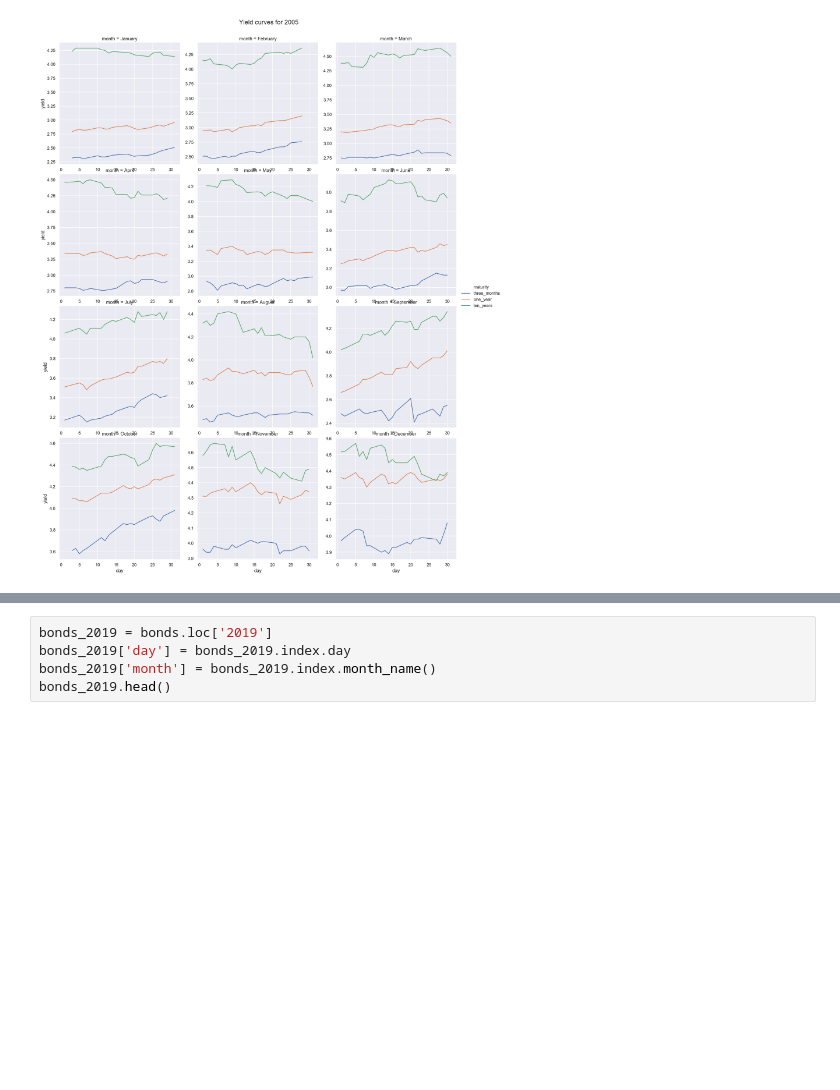
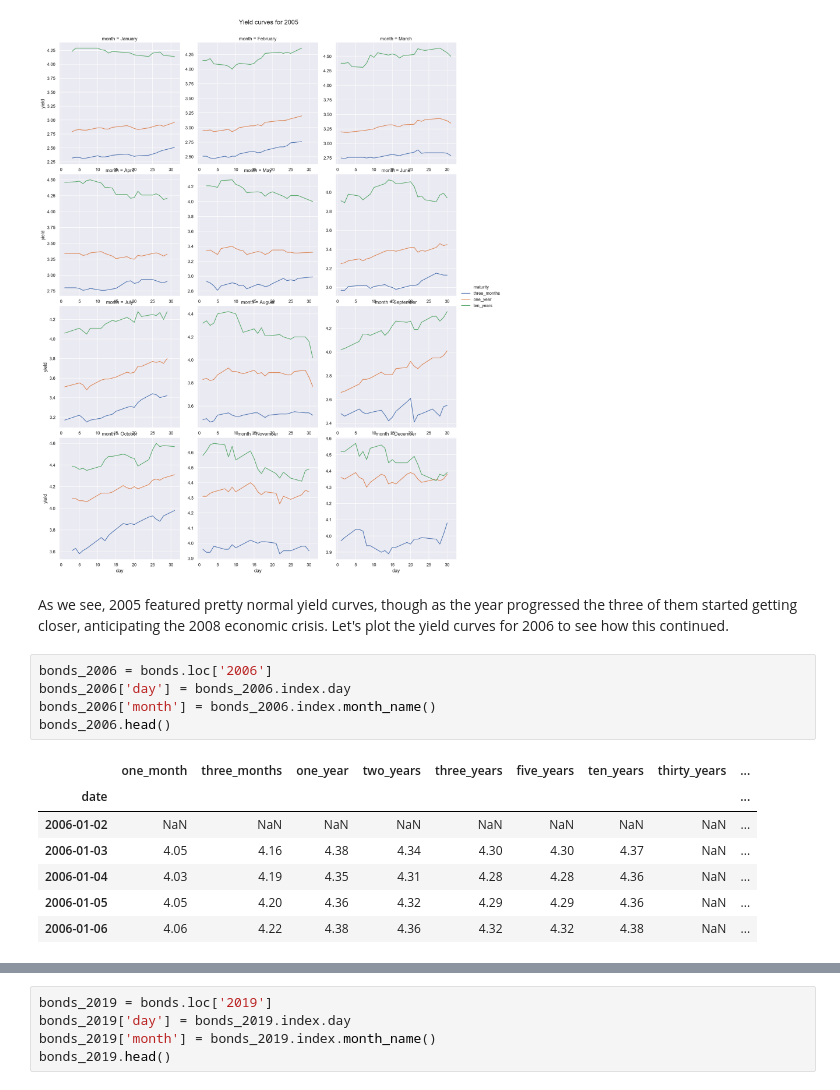
Before and after one commit to lambdaclass/finance_playground, a Jupyter notebook: notebooks/bonds/0.1-exploratory-analysis.ipynb, the cells around one changed output, grey strips where cells are left out. Drawn from its saved outputs; the diff is of its cells as text; blank space fills up the shorter version.

```diff
--- a/notebooks/bonds/0.1-exploratory-analysis.ipynb
+++ b/notebooks/bonds/0.1-exploratory-analysis.ipynb
@@ -139,3 +139,18 @@ for ax in g.axes.flatten():
 g.fig.subplots_adjust(top=.94);
 # %% [output]
 [figure]
+# %% [markdown]
+As we see, 2005 featured pretty normal yield curves, though as the year progressed the three of them started getting closer, anticipating the 2008 economic crisis. Let's plot the yield curves for 2006 to see how this continued.
+# %%
+bonds_2006 = bonds.loc['2006']
+bonds_2006['day'] = bonds_2006.index.day
+bonds_2006['month'] = bonds_2006.index.month_name()
+bonds_2006.head()
+# %% [output]
+|  | one_month | three_months | one_year | two_years | three_years | five_years | ten_years | thirty_years | ... |
+| date |  |  |  |  |  |  |  |  | ... |
+| 2006-01-02 | NaN | NaN | NaN | NaN | NaN | NaN | NaN | NaN | ... |
+| 2006-01-03 | 4.05 | 4.16 | 4.38 | 4.34 | 4.30 | 4.30 | 4.37 | NaN | ... |
+| 2006-01-04 | 4.03 | 4.19 | 4.35 | 4.31 | 4.28 | 4.28 | 4.36 | NaN | ... |
+| 2006-01-05 | 4.05 | 4.20 | 4.36 | 4.32 | 4.29 | 4.29 | 4.36 | NaN | ... |
+| 2006-01-06 | 4.06 | 4.22 | 4.38 | 4.36 | 4.32 | 4.32 | 4.38 | NaN | ... |
```
Also changed, not shown: parts of 6 cells of this notebook.
